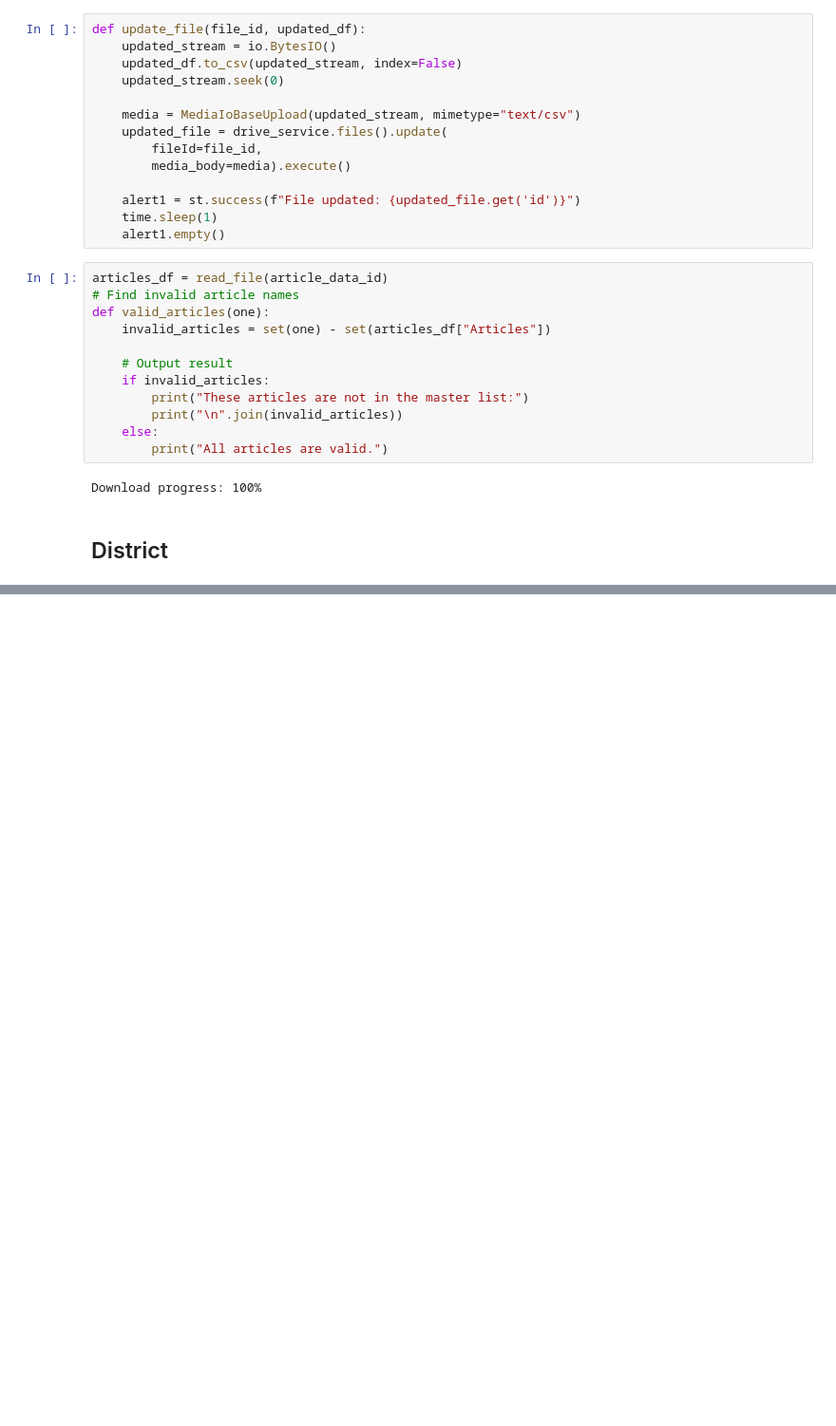
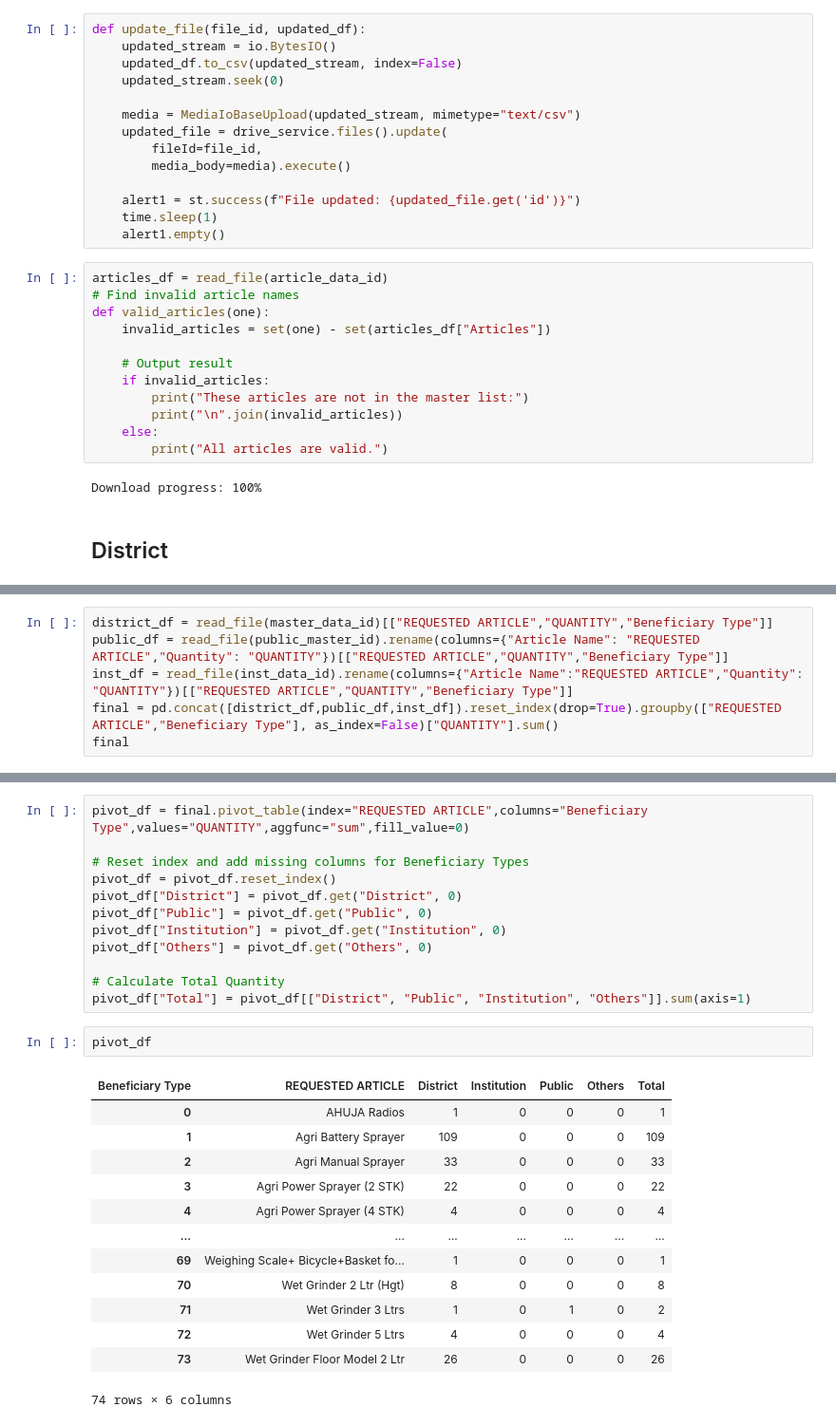
Before and after one commit to ash-sha/MNP25, a Jupyter notebook: codes/frontend.ipynb, the cells around one changed output, grey strips where cells are left out. Shown at 95% size. Cells and saved outputs as stored; diff of their text form; blank space fills up the shorter version.

```diff
--- a/codes/frontend.ipynb
+++ b/codes/frontend.ipynb
@@ -245,0 +233,6 @@ total_qty
+# %%
+district_df = read_file(master_data_id)[["REQUESTED ARTICLE","QUANTITY","Beneficiary Type"]]
+public_df = read_file(public_master_id).rename(columns={"Article Name": "REQUESTED ARTICLE","Quantity": "QUANTITY"})[["REQUESTED ARTICLE","QUANTITY","Beneficiary Type"]]
+inst_df = read_file(inst_data_id).rename(columns={"Article Name":"REQUESTED ARTICLE","Quantity": "QUANTITY"})[["REQUESTED ARTICLE","QUANTITY","Beneficiary Type"]]
+final = pd.concat([district_df,public_df,inst_df]).reset_index(drop=True).groupby(["REQUESTED ARTICLE","Beneficiary Type"], as_index=False)["QUANTITY"].sum()
+final
@@ -245,0 +305,28 @@ total_qty
+# %%
+pivot_df = final.pivot_table(index="REQUESTED ARTICLE",columns="Beneficiary Type",values="QUANTITY",aggfunc="sum",fill_value=0)
+
+# Reset index and add missing columns for Beneficiary Types
+pivot_df = pivot_df.reset_index()
+pivot_df["District"] = pivot_df.get("District", 0)
+pivot_df["Public"] = pivot_df.get("Public", 0)
+pivot_df["Institution"] = pivot_df.get("Institution", 0)
+pivot_df["Others"] = pivot_df.get("Others", 0)
+
+# Calculate Total Quantity
+pivot_df["Total"] = pivot_df[["District", "Public", "Institution", "Others"]].sum(axis=1)
+# %%
+pivot_df
+# %% [output]
+| Beneficiary Type | REQUESTED ARTICLE | District | Institution | Public | Others | Total |
+| 0 | AHUJA Radios | 1 | 0 | 0 | 0 | 1 |
+| 1 | Agri Battery Sprayer | 109 | 0 | 0 | 0 | 109 |
+| 2 | Agri Manual Sprayer | 33 | 0 | 0 | 0 | 33 |
+| 3 | Agri Power Sprayer (2 STK) | 22 | 0 | 0 | 0 | 22 |
+| 4 | Agri Power Sprayer (4 STK) | 4 | 0 | 0 | 0 | 4 |
+| ... | ... | ... | ... | ... | ... | ... |
+| 69 | Weighing Scale+ Bicycle+Basket fo... | 1 | 0 | 0 | 0 | 1 |
+| 70 | Wet Grinder 2 Ltr (Hgt) | 8 | 0 | 0 | 0 | 8 |
+| 71 | Wet Grinder 3 Ltrs | 1 | 0 | 1 | 0 | 2 |
+| 72 | Wet Grinder 5 Ltrs | 4 | 0 | 0 | 0 | 4 |
+| 73 | Wet Grinder Floor Model 2 Ltr | 26 | 0 | 0 | 0 | 26 |
+74 rows × 6 columns
```
Also changed, not shown: parts of 35 cells of this notebook, 3 other files.
